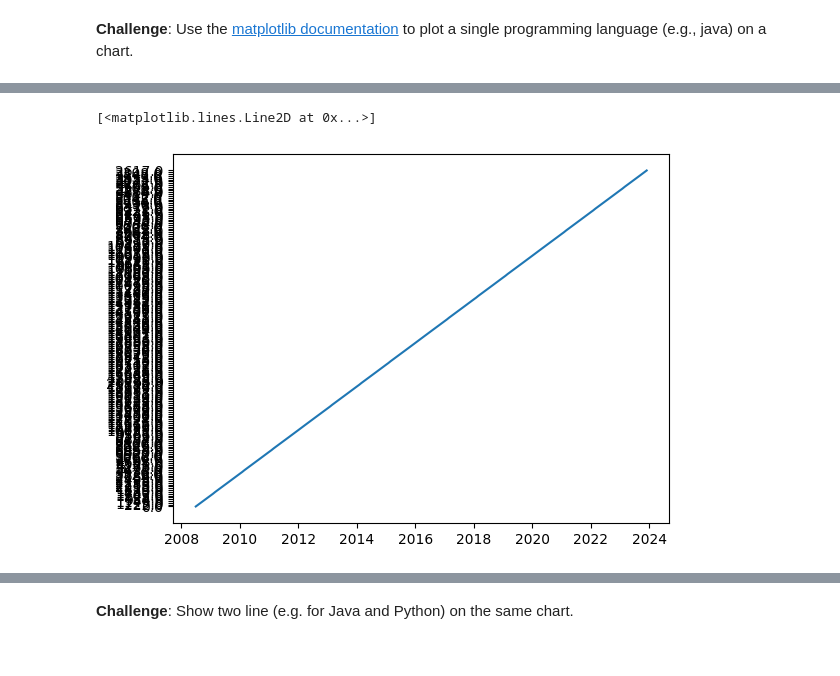
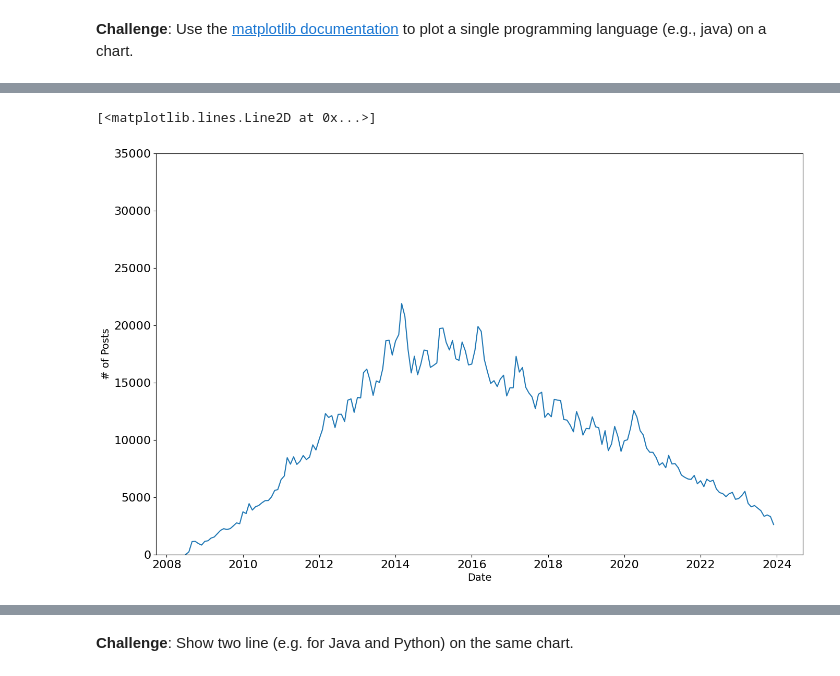
Before and after one commit to Egornn/100-Days-of-Python, a Jupyter notebook: Advanced/Time Series (72)/Programming_Languages_(start).ipynb, the cells around one changed output, grey strips where cells are left out. Drawn from its saved outputs; the diff is of its cells as text; code cells hidden in the pictures.

```diff
--- a/Advanced/Time Series (72)/Programming_Languages_(start).ipynb
+++ b/Advanced/Time Series (72)/Programming_Languages_(start).ipynb
@@ -130,4 +112,0 @@ str
-# %%
-df["DATE"] = pandas.to_datetime(df['DATE'])
-# df["DATE"]= df["DATE"].dt.strftime('%Y-%m-%d')
-type(df.DATE[1])
@@ -148,0 +113,3 @@ pivoted_df
+# %%
+df['DATE']=pd.to_datetime(df["DATE"])
+df.head()
@@ -175,2 +125,4 @@ reshaped_df
+# %%
+pivoted_df = df.pivot(index='DATE', columns='TAG', values="POSTS")
 # %% [markdown]
 **Challenge**: What are the dimensions of our new dataframe? How many rows and columns does it have? Print out the column names and print out the first 5 rows of the dataframe.
@@ -186,0 +129,3 @@ Index(['assembly', 'c', 'c#', 'c++', 'delphi', 'go', 'java', 'javascript',
+# %%
+pivoted_df.fillna(0, inplace=True)
+pivoted_df.shape
@@ -253,15 +215,11 @@ Name: POSTS, dtype: int64
 # %%
-# reshaped_df['DATE'] = pandas.to_datetime(reshaped_df['DATE'])
-
-# reshaped_df['java'] = pandas.to_numeric(reshaped_df['java'])
-
-# plt.figure(figsize=(16,10))
-# plt.xlabel('Date', fontsize=15)
-# plt.ylabel('Posts', fontsize=15)
-# plt.ylim(0, 35000)
-
-plt.plot(reshaped_df.index, reshaped_df.java)
-# reshaped_df.head()
+plt.figure(figsize=(16,10))
+plt.xlabel('Date',fontsize=14)
+plt.xticks(fontsize=16)
+plt.ylabel('# of Posts',fontsize=14)
+plt.yticks(fontsize=16)
+plt.ylim(0,35000)
+plt.plot(pivoted_df.index, pivoted_df.java)
 # %% [output]
 [<matplotlib.lines.Line2D at 0x...>]
-[figure, old version]
+[figure, new version]
```
Also changed, not shown: parts of 32 cells of this notebook, 3 other files.
